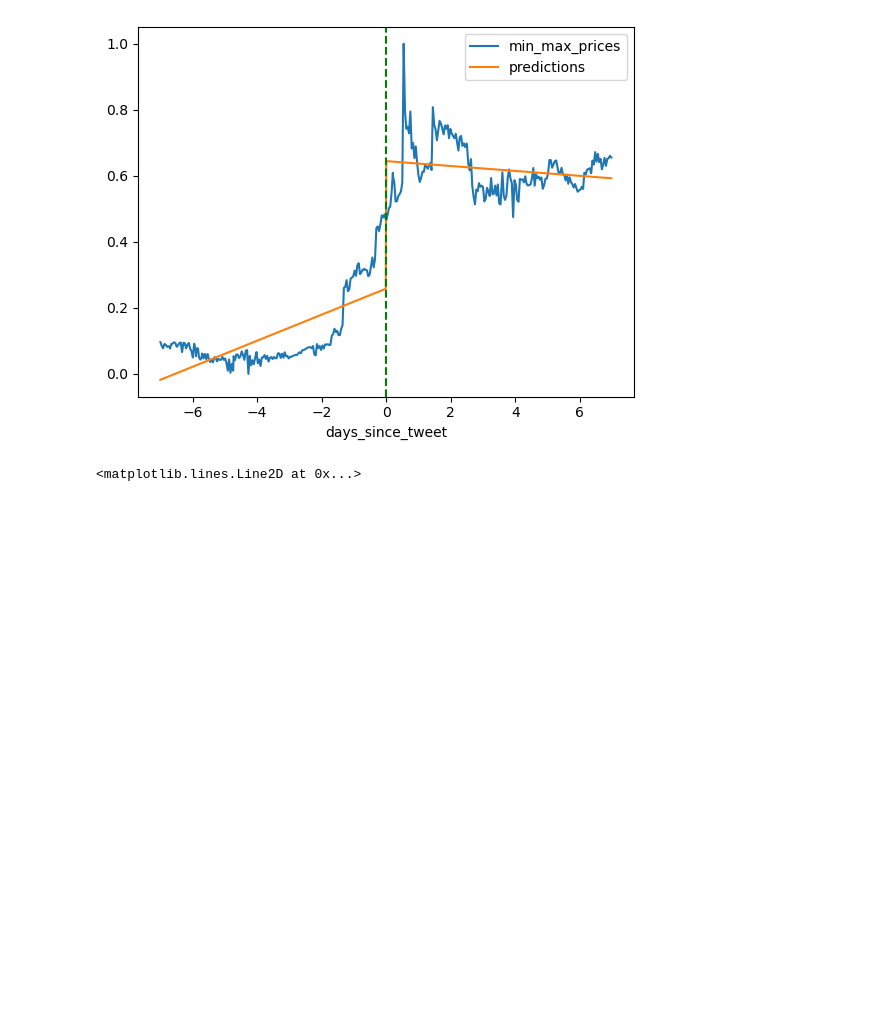
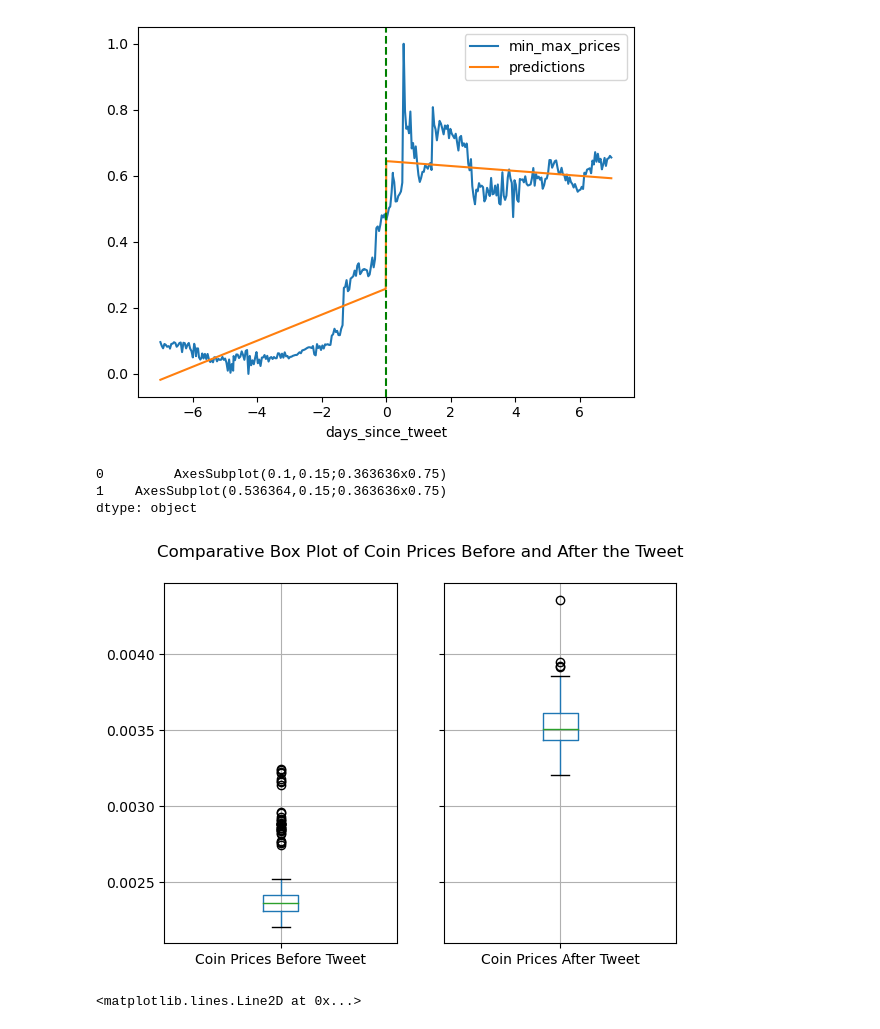
Before and after one commit to DataTa-Da/qm2, a Jupyter notebook: analysis/Discontinuity Regression.ipynb, the cells around one changed output. Saved outputs shown, nothing was run; the diff lists cells and outputs as text; code cells hidden in the pictures; blank space fills up the shorter version.

Commit message:
Added comparative box plot function to the discontinuity regression.

```diff
--- a/analysis/Discontinuity Regression.ipynb
+++ b/analysis/Discontinuity Regression.ipynb
@@ -252,6 +251,21 @@ plt.axvline(0,color='green',linestyle='--')
 # %% [output]
 <matplotlib.lines.Line2D at 0x...>
 [figure]
+# %%
+def before_after_box_plot(original_df):
+    axes=original_df.groupby(by='before_after').boxplot(column='prices',subplots=True)
+    axes[0].set_title('')
+    axes[1].set_title('')
+    plt.suptitle('Comparative Box Plot of Coin Prices Before and After the Tweet')
+    axes[0].set_xticklabels(['Coin Prices Before Tweet'])
+    axes[1].set_xticklabels(['Coin Prices After Tweet'])
+    return axes
+before_after_box_plot(seven_days)
+# %% [output]
+0         AxesSubplot(0.1,0.15;0.363636x0.75)
+1    AxesSubplot(0.536364,0.15;0.363636x0.75)
+dtype: object
+[figure, added]
 # %%
 one_day = get_sub_df(df,tweet_datetime,1)
 one_day_model = ols('min_max_prices ~ days_since_tweet * before_after',one_day).fit()
```
Also changed, not shown: parts of 5 cells of this notebook.
